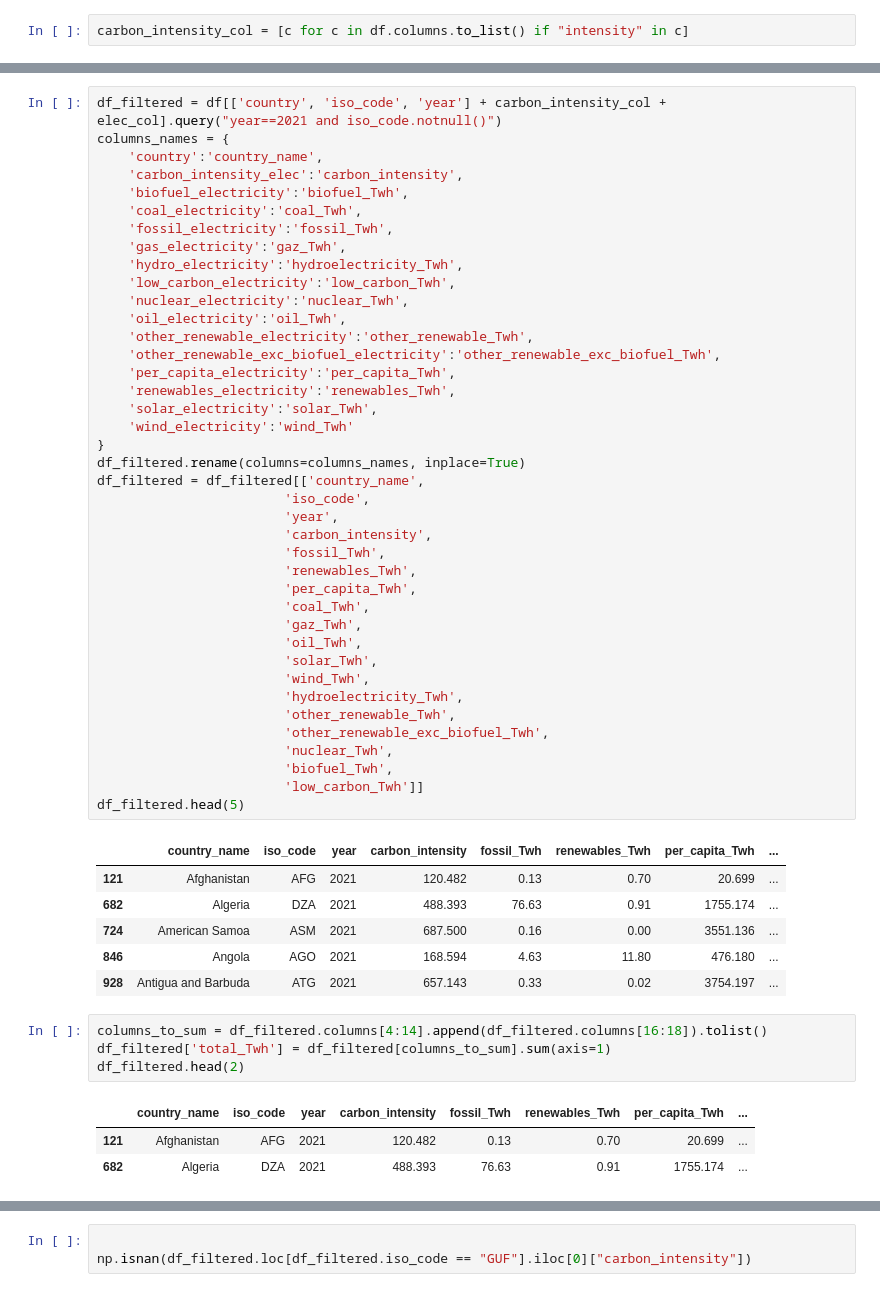
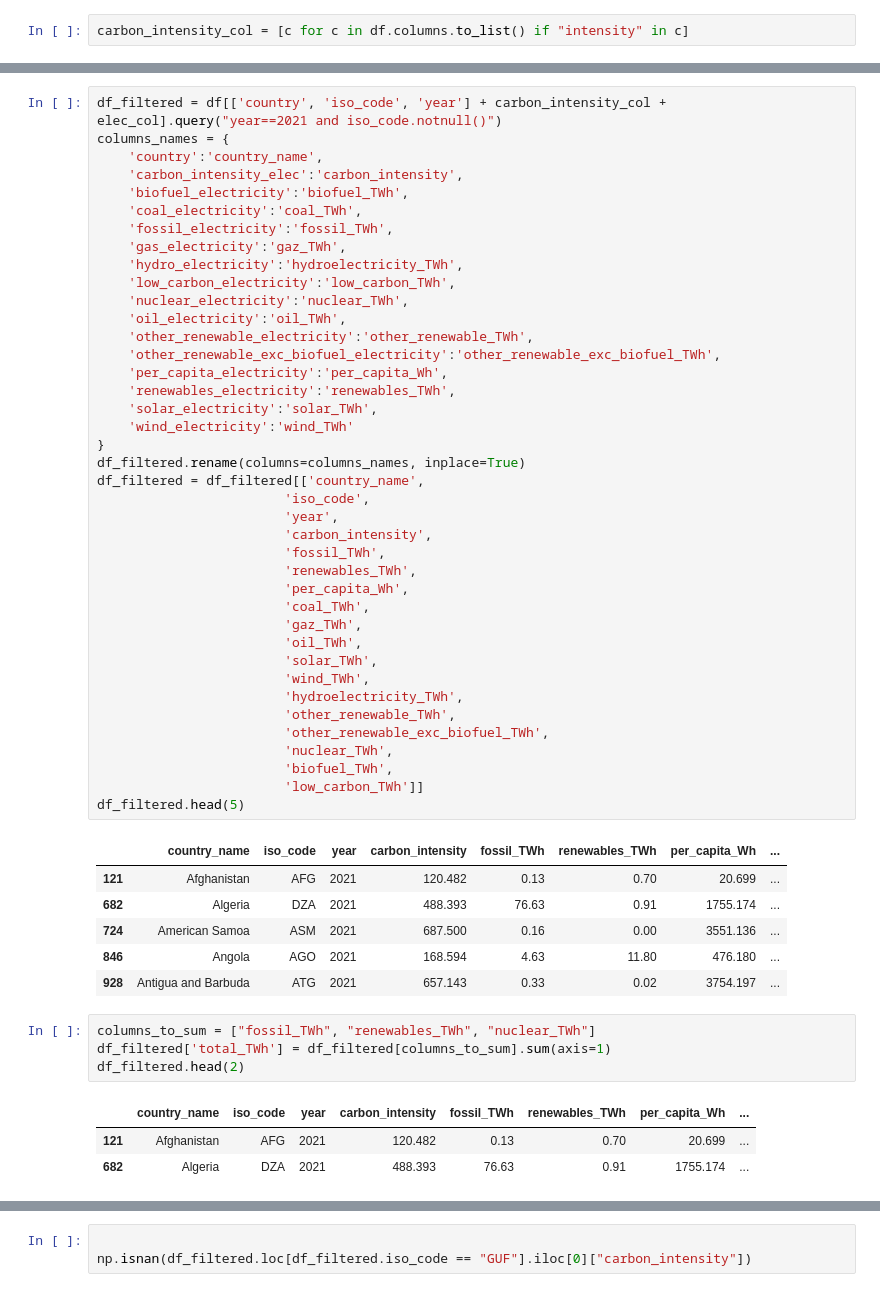
Before and after one commit to mlco2/codecarbon, a Jupyter notebook: codecarbon/data/private_infra/our_world_in_data-2021_data.ipynb, the cells around one changed output, grey strips where cells are left out. Saved outputs shown, nothing was run; the diff lists cells and outputs as text.

Commit message:
Fix error in total_TWh dataset

```diff
--- a/codecarbon/data/private_infra/our_world_in_data-2021_data.ipynb
+++ b/codecarbon/data/private_infra/our_world_in_data-2021_data.ipynb
@@ -56,55 +56,55 @@ df[['country', 'iso_code', 'year'] + carbon_intensity_col + elec_col].query("iso
 # %%
 df_filtered = df[['country', 'iso_code', 'year'] + carbon_intensity_col + elec_col].query("year==2021 and iso_code.notnull()")
 columns_names = {
     'country':'country_name',
     'carbon_intensity_elec':'carbon_intensity',
-    'biofuel_electricity':'biofuel_Twh',
-    'coal_electricity':'coal_Twh',
-    'fossil_electricity':'fossil_Twh',
-    'gas_electricity':'gaz_Twh',
-    'hydro_electricity':'hydroelectricity_Twh',
-    'low_carbon_electricity':'low_carbon_Twh',
-    'nuclear_electricity':'nuclear_Twh',
-    'oil_electricity':'oil_Twh',
-    'other_renewable_electricity':'other_renewable_Twh',
-    'other_renewable_exc_biofuel_electricity':'other_renewable_exc_biofuel_Twh',
-    'per_capita_electricity':'per_capita_Twh',
-    'renewables_electricity':'renewables_Twh',
-    'solar_electricity':'solar_Twh',
-    'wind_electricity':'wind_Twh'
+    'biofuel_electricity':'biofuel_TWh',
+    'coal_electricity':'coal_TWh',
+    'fossil_electricity':'fossil_TWh',
+    'gas_electricity':'gaz_TWh',
+    'hydro_electricity':'hydroelectricity_TWh',
+    'low_carbon_electricity':'low_carbon_TWh',
+    'nuclear_electricity':'nuclear_TWh',
+    'oil_electricity':'oil_TWh',
+    'other_renewable_electricity':'other_renewable_TWh',
+    'other_renewable_exc_biofuel_electricity':'other_renewable_exc_biofuel_TWh',
+    'per_capita_electricity':'per_capita_Wh',
+    'renewables_electricity':'renewables_TWh',
+    'solar_electricity':'solar_TWh',
+    'wind_electricity':'wind_TWh'
 }
 df_filtered.rename(columns=columns_names, inplace=True)
 df_filtered = df_filtered[['country_name',
                         'iso_code',
                         'year',
                         'carbon_intensity',
-                        'fossil_Twh',
-                        'renewables_Twh',
-                        'per_capita_Twh',
-                        'coal_Twh',
-                        'gaz_Twh',
-                        'oil_Twh',
-                        'solar_Twh',
-                        'wind_Twh',
-                        'hydroelectricity_Twh',
-                        'other_renewable_Twh',
-                        'other_renewable_exc_biofuel_Twh',
-                        'nuclear_Twh',
-                        'biofuel_Twh',
-                        'low_carbon_Twh']]
+                        'fossil_TWh',
+                        'renewables_TWh',
+                        'per_capita_Wh',
+                        'coal_TWh',
+                        'gaz_TWh',
+                        'oil_TWh',
+                        'solar_TWh',
+                        'wind_TWh',
+                        'hydroelectricity_TWh',
+                        'other_renewable_TWh',
+                        'other_renewable_exc_biofuel_TWh',
+                        'nuclear_TWh',
+                        'biofuel_TWh',
+                        'low_carbon_TWh']]
 df_filtered.head(5)
 # %% [output]
-|  | country_name | iso_code | year | carbon_intensity | fossil_Twh | renewables_Twh | per_capita_Twh | ... |
+|  | country_name | iso_code | year | carbon_intensity | fossil_TWh | renewables_TWh | per_capita_Wh | ... |
 | 121 | Afghanistan | AFG | 2021 | 120.482 | 0.13 | 0.70 | 20.699 | ... |
 | 682 | Algeria | DZA | 2021 | 488.393 | 76.63 | 0.91 | 1755.174 | ... |
 | 724 | American Samoa | ASM | 2021 | 687.500 | 0.16 | 0.00 | 3551.136 | ... |
 | 846 | Angola | AGO | 2021 | 168.594 | 4.63 | 11.80 | 476.180 | ... |
 | 928 | Antigua and Barbuda | ATG | 2021 | 657.143 | 0.33 | 0.02 | 3754.197 | ... |
 # %%
-columns_to_sum = df_filtered.columns[4:14].append(df_filtered.columns[16:18]).tolist()
-df_filtered['total_Twh'] = df_filtered[columns_to_sum].sum(axis=1)
+columns_to_sum = ["fossil_TWh", "renewables_TWh", "nuclear_TWh"]
+df_filtered['total_TWh'] = df_filtered[columns_to_sum].sum(axis=1)
 df_filtered.head(2)
 # %% [output]
-|  | country_name | iso_code | year | carbon_intensity | fossil_Twh | renewables_Twh | per_capita_Twh | ... |
+|  | country_name | iso_code | year | carbon_intensity | fossil_TWh | renewables_TWh | per_capita_Wh | ... |
 | 121 | Afghanistan | AFG | 2021 | 120.482 | 0.13 | 0.70 | 20.699 | ... |
 | 682 | Algeria | DZA | 2021 | 488.393 | 76.63 | 0.91 | 1755.174 | ... |
```
Also changed, not shown: parts of 7 cells of this notebook, 2 other files.
